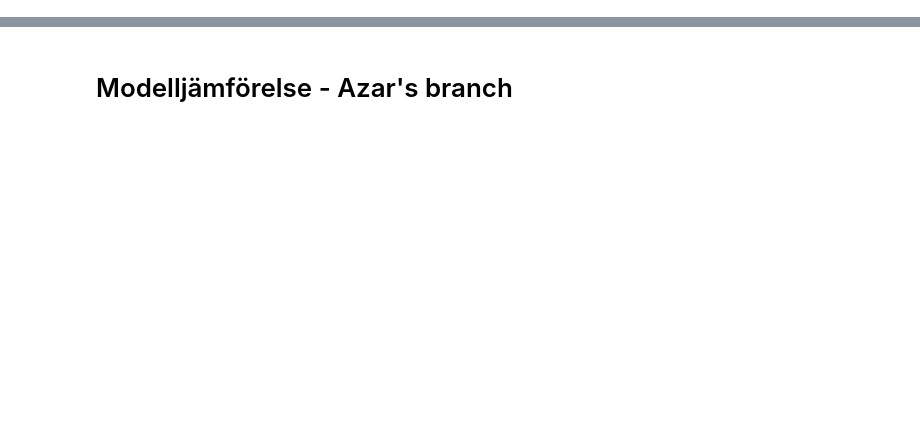
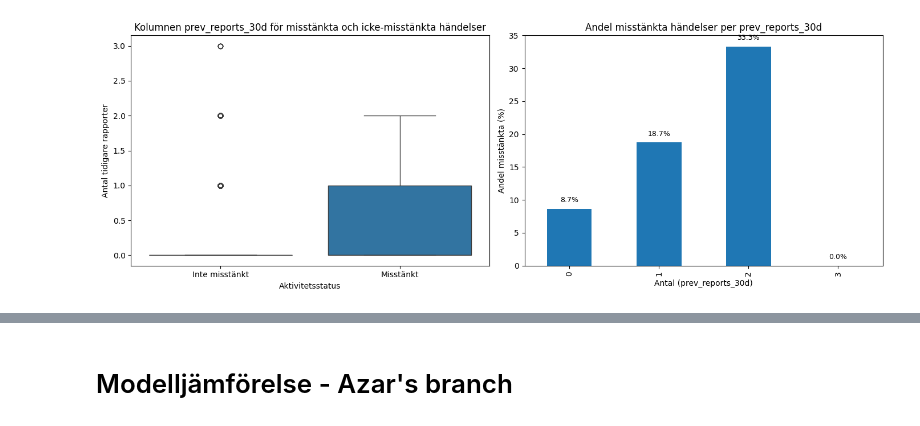
Before and after one commit to eliasstalfreelancer/GruppArbete_ML_Grupp_6, a Jupyter notebook: Report.ipynb, the cells around one changed output, grey strips where cells are left out. Cells and saved outputs as stored; diff of their text form; code cells hidden in the pictures; blank space fills up the shorter version.

```diff
--- a/Report.ipynb
+++ b/Report.ipynb
@@ -0,0 +182,25 @@
+# %%
+fig, axes = plt.subplots(1, 2, figsize=(14,5))
+
+sns.boxplot(x="is_suspicious", y="prev_reports_30d", data=df, ax=axes[0])
+axes[0].set_title("Kolumnen prev_reports_30d för misstänkta och icke-misstänkta händelser")
+axes[0].set_xlabel("Aktivitetsstatus")
+axes[0].set_ylabel("Antal tidigare rapporter")
+axes[0].set_xticks([0,1])
+axes[0].set_xticklabels(["Inte misstänkt", "Misstänkt"])
+
+
+risk = df.groupby("prev_reports_30d")["is_suspicious"].mean()*100
+risk.plot(kind="bar", ax=axes[1])
+
+axes[1].set_title("Andel misstänkta händelser per prev_reports_30d")
+axes[1].set_xlabel("Antal (prev_reports_30d)")
+axes[1].set_ylabel("Andel misstänkta (%)")
+
+for i, v in enumerate(risk):
+    axes[1].text(i, v + 1, f"{v:.1f}%", ha="center", fontsize=9)
+
+plt.tight_layout()
+plt.show()
+# %% [output]
+[figure, added]
```
Also changed, not shown: parts of 17 cells of this notebook.
